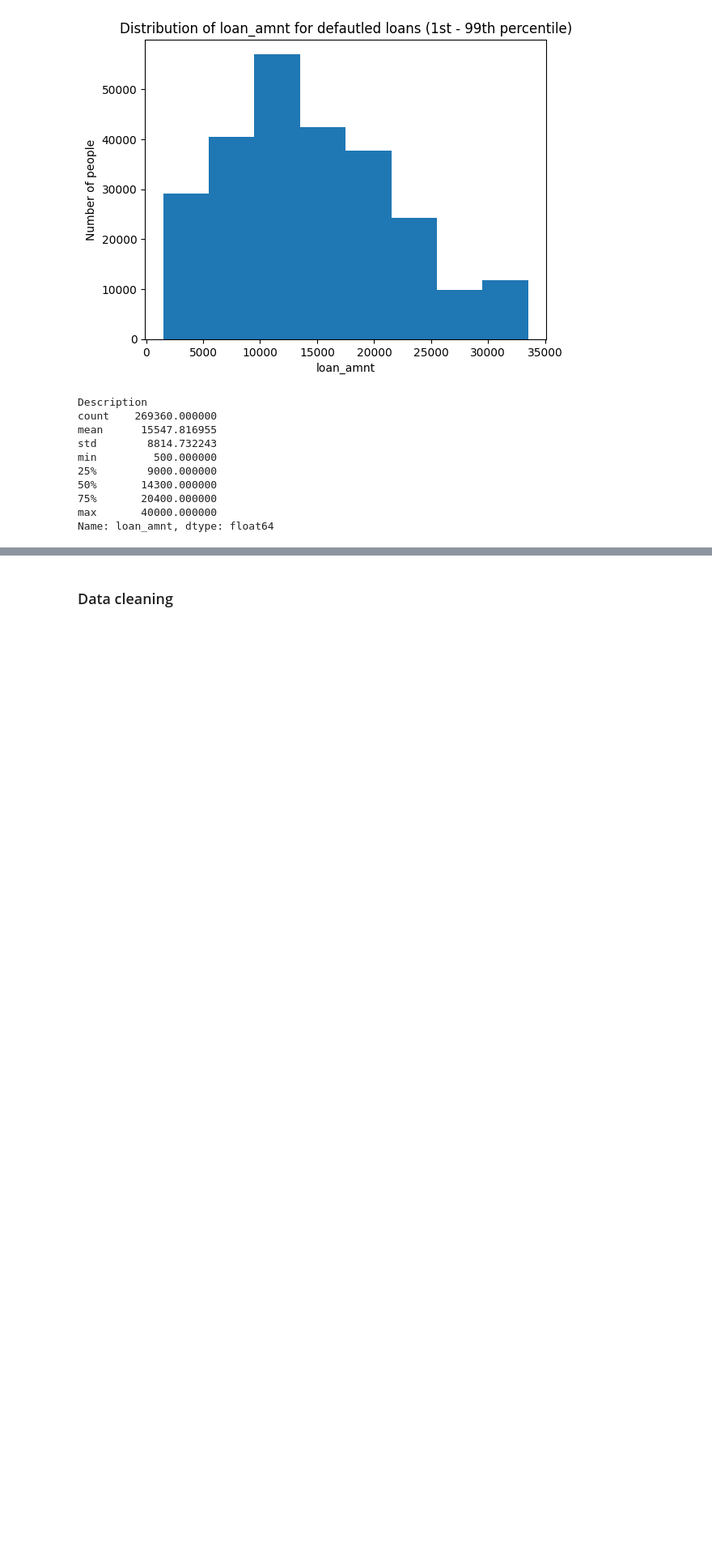
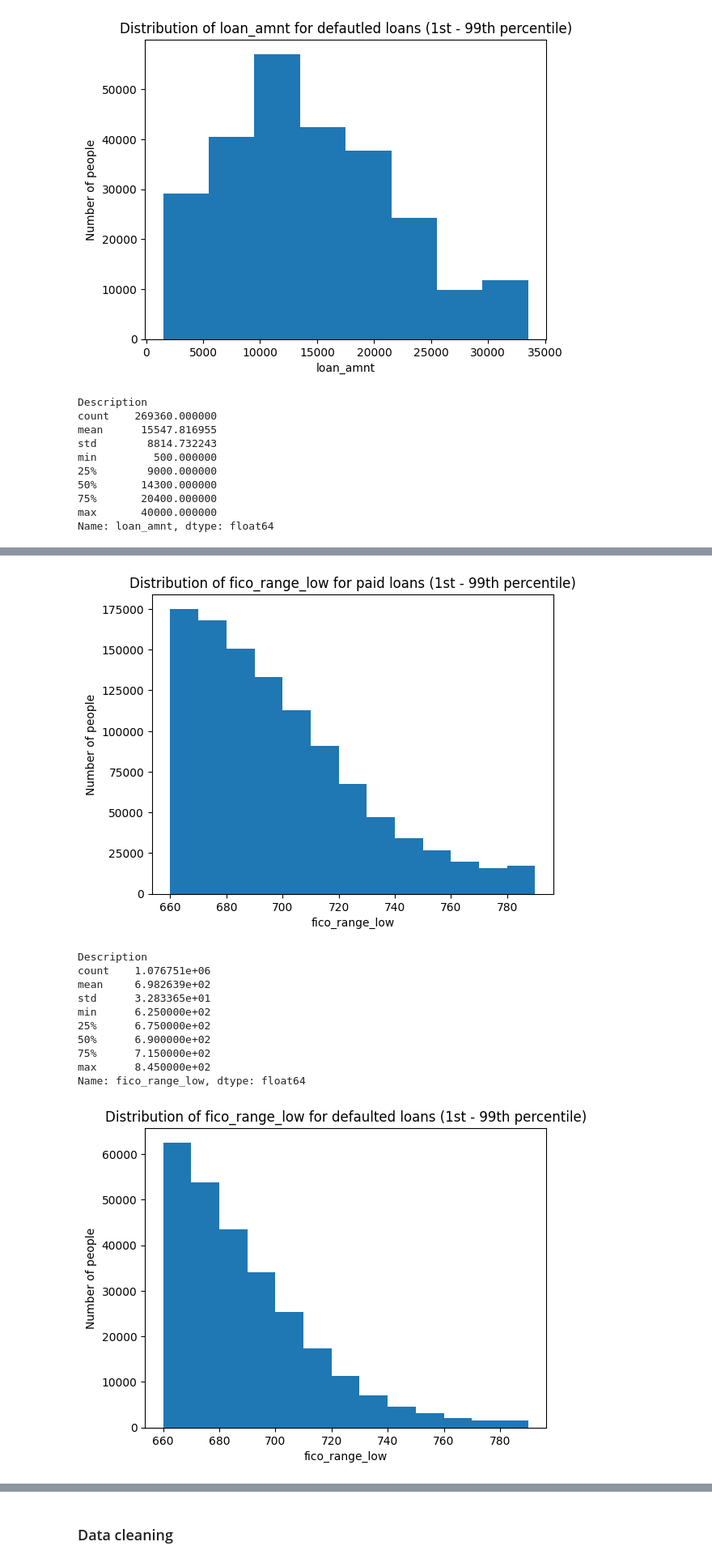
Before and after one commit to cakasa/eth-mas-ai-digital-technology-projects, a Jupyter notebook: loan-default/predicting_loan_default.ipynb, the cells around one changed output, grey strips where cells are left out. Shown: that part at 81% size. Saved outputs shown, nothing was run; the diff lists cells and outputs as text; code cells hidden in the pictures; blank space fills up the shorter version.

```diff
--- a/loan-default/predicting_loan_default.ipynb
+++ b/loan-default/predicting_loan_default.ipynb
@@ -296,0 +355,18 @@ There seems to be positive correlation between the annual income and the request
+# %%
+plot_distribution(paid_loans, 'fico_range_low', 'paid', 10)
+plot_distribution(default_loans, 'fico_range_low', 'defaulted', 10)
+plot_distribution(paid_loans, 'fico_range_high', 'paid', 10)
+plot_distribution(default_loans, 'fico_range_high', 'defaulted', 10)
+# %% [output]
+[figure, added]
+Description
+count    1.076751e+06
+mean     6.982639e+02
+std      3.283365e+01
+min      6.250000e+02
+25%      6.750000e+02
+50%      6.900000e+02
+75%      7.150000e+02
+max      8.450000e+02
+Name: fico_range_low, dtype: float64
+[figure, added]
```
Also changed, not shown: parts of 37 cells of this notebook.
